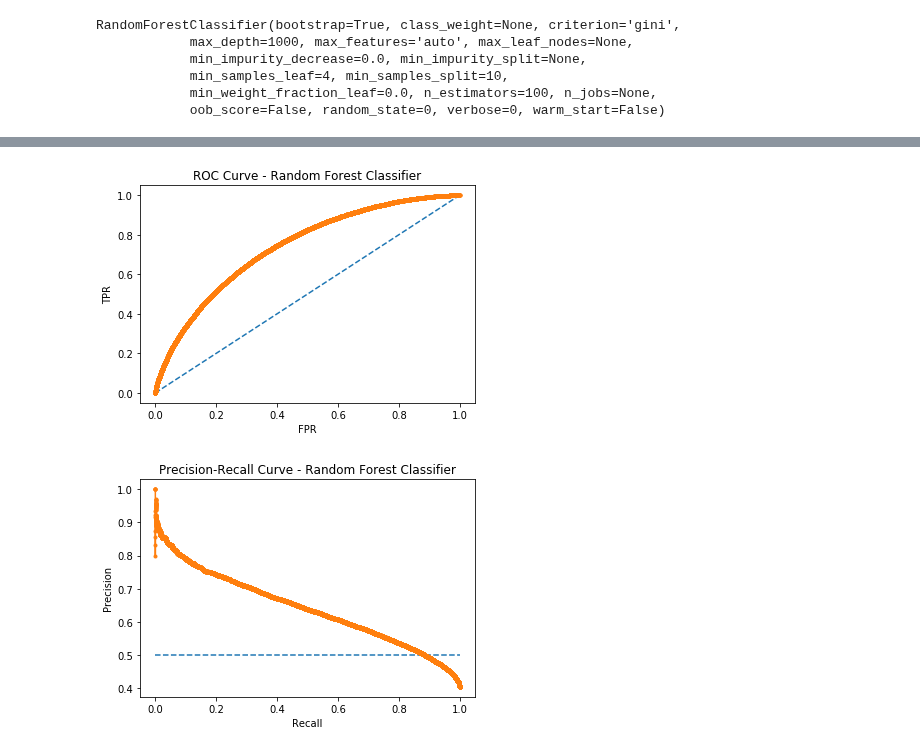
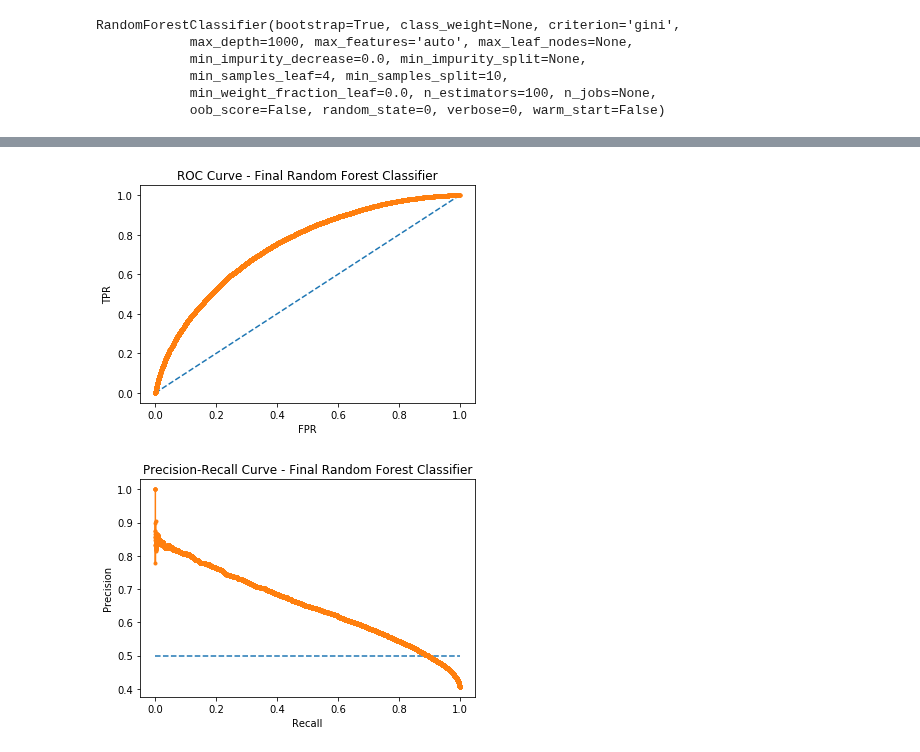
Before and after one commit to liberrhythm/mlvu-kickstarter-project, a Jupyter notebook: kickstarter-random-forest-analysis.ipynb, the cells around one changed output, grey strips where cells are left out. Cells and saved outputs as stored; diff of their text form; code cells hidden in the pictures.

Commit message:
added final and knn images

```diff
--- a/kickstarter-random-forest-analysis.ipynb
+++ b/kickstarter-random-forest-analysis.ipynb
@@ -42,10 +46,14 @@ y_val = pd.read_csv("./y_val.csv", names=y_name, header=None)
 # %%
-y_train['state'] = y_train['state'].astype('category')
-y_val['state'] = y_val['state'].astype('category')
+# y_train['state'] = y_train['state'].astype('category')
+# y_val['state'] = y_val['state'].astype('category')
+y_train_val['state'] = y_train_val['state'].astype('category')
+y_test['state'] = y_test['state'].astype('category')
 # %%
 # flatten 1-column dataframe into series
-y_train = y_train['state']
-y_val = y_val['state']
+# y_train = y_train['state']
+# y_val = y_val['state']
+y_train_val = y_train_val['state']
+y_test = y_test['state']
 # %%
 # START OF MY RANDOM FOREST MODEL
 # %%
@@ -57,7 +65,8 @@ clf = RandomForestClassifier(n_estimators=100, random_state=0, max_depth=1000, m
 # clf.fit(x_train, y_train)
 # %%
 # clf.get_params()
-clf.fit(x_train, y_train)
+# clf.fit(x_train, y_train)
+clf.fit(x_train_val, y_train_val)
 # %% [output]
 RandomForestClassifier(bootstrap=True, class_weight=None, criterion='gini',
             max_depth=1000, max_features='auto', max_leaf_nodes=None,
@@ -73,9 +82,13 @@ RandomForestClassifier(bootstrap=True, class_weight=None, criterion='gini',
 # clf_random.fit(x_train, y_train)
 # %%
 # predictions and probabilities
-predictions = clf.predict(x_val)
-probabilities = clf.predict_proba(x_val)
-training_predictions = clf.predict(x_train)
+# predictions = clf.predict(x_val)
+# probabilities = clf.predict_proba(x_val)
+# training_predictions = clf.predict(x_train)
+
+predictions = clf.predict(x_test)
+probabilities = clf.predict_proba(x_test)
+training_predictions = clf.predict(x_train_val)
 # %%
 # importance of each feature
 # list(zip(x_train, clf.feature_importances_))
@@ -148,32 +148,35 @@ ROC_AUC score:  0.7393699033840133
 # our dataset is balanced - this one is better
 # plot ROC curve
 # https://machinelearningmastery.com/roc-curves-and-precision-recall-curves-for-classification-in-python/
-fpr, tpr, thresholds = roc_curve(y_val, positive_probabilities, pos_label="successful")
+# fpr, tpr, thresholds = roc_curve(y_val, positive_probabilities, pos_label="successful")
+fpr, tpr, thresholds = roc_curve(y_test, positive_probabilities, pos_label="successful")
+
 # plot no skill
 plt.plot([0, 1], [0, 1], linestyle='--')
 # plot the roc curve for the model
 plt.plot(fpr, tpr, marker='.')
-plt.title("ROC Curve - Random Forest Classifier")
+plt.title("ROC Curve - Final Random Forest Classifier")
 plt.xlabel("FPR")
 plt.ylabel("TPR")
 # show the plot
 plt.show()
 # %% [output]
-[figure, old version]
+[figure, new version]
 # %%
 # plot precision-recall curve
-precision, recall, thresholds = precision_recall_curve(y_val.cat.codes, positive_probabilities)
+# precision, recall, thresholds = precision_recall_curve(y_val.cat.codes, positive_probabilities)
+precision, recall, thresholds = precision_recall_curve(y_test, positive_probabilities, pos_label="successful")
 # plot no skill
 plt.plot([0, 1], [0.5, 0.5], linestyle='--')
 # plot the roc curve for the model
 plt.plot(recall, precision, marker='.')
-plt.title("Precision-Recall Curve - Random Forest Classifier")
+plt.title("Precision-Recall Curve - Final Random Forest Classifier")
 plt.xlabel("Recall")
 plt.ylabel("Precision")
 # show the plot
 plt.show()
 # %% [output]
-[figure, old version]
+[figure, new version]
 # %%
 # using only these four features
 # feats = ['usd_goal_real','duration_days','goal*days','name_sentiment']
```
Also changed, not shown: parts of 7 cells of this notebook, 7 other files.
